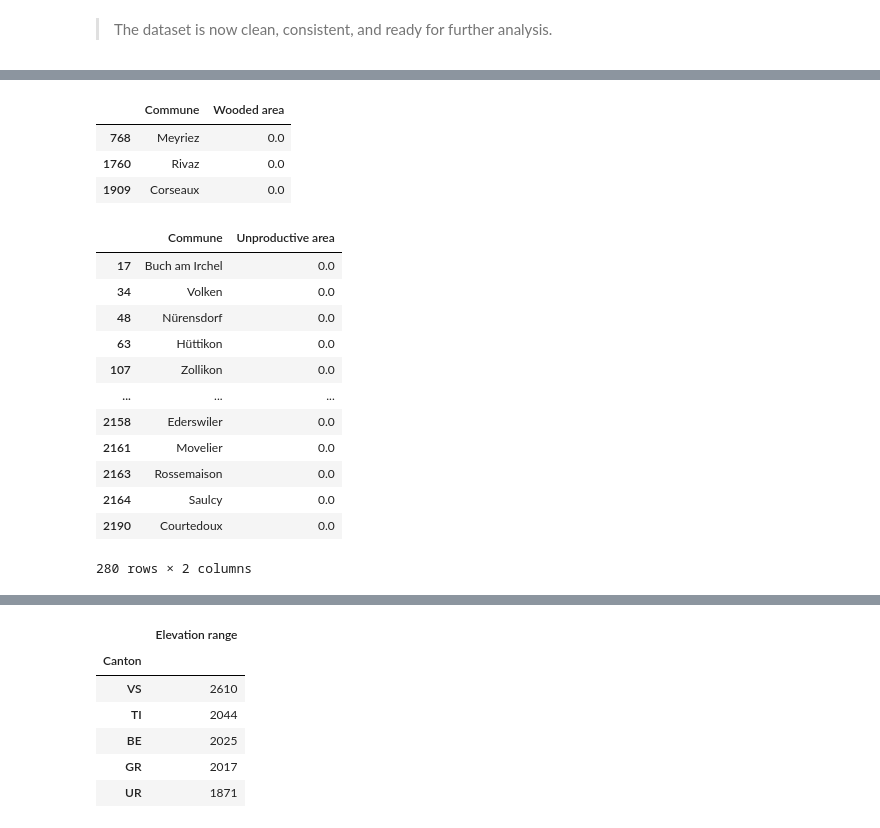
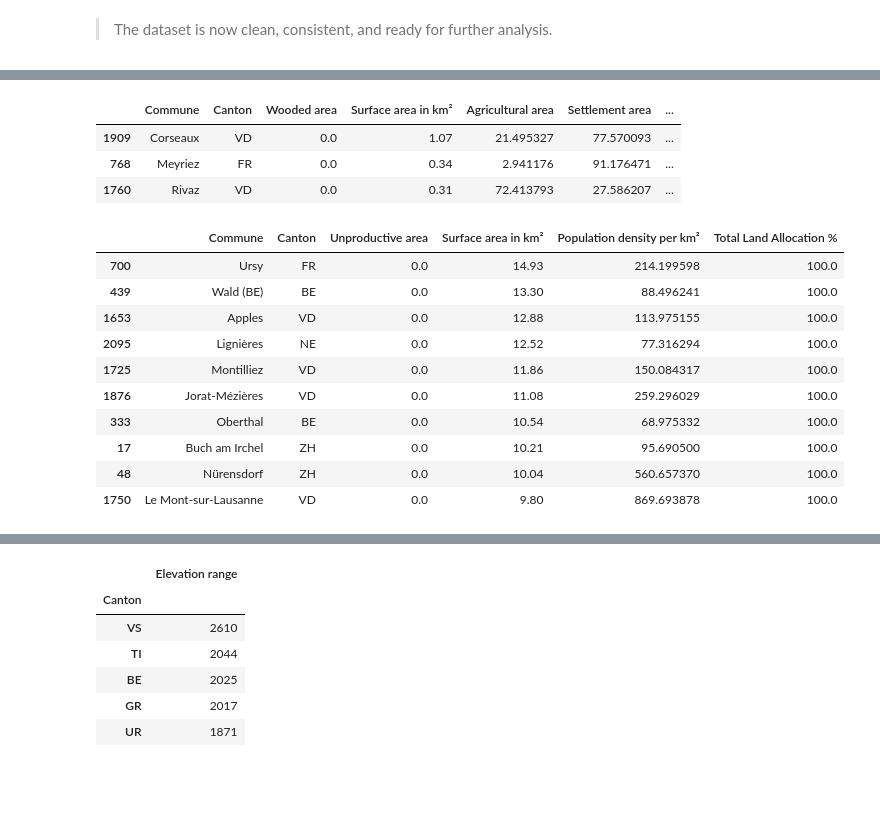
Before and after one commit to mamefatylo/EPFL_swiss_communes_project, a Jupyter notebook: communes_solution.ipynb, the cells around one changed output, grey strips where cells are left out. Drawn from its saved outputs; the diff is of its cells as text; code cells hidden in the pictures; blank space fills up the shorter version.

```diff
--- a/communes_solution.ipynb
+++ b/communes_solution.ipynb
@@ -252,24 +220,4 @@ Then we used the available commune names in the 11 rows to look up and fill in t
 # %%
-# Fill missing Canton values
-df['Canton'].fillna({
-    440: 'BE',   # Thurnen: Canton of Bern
-    704: 'FR',   # Villaz: Canton of Fribourg
-    757: 'FR',   # Prez: Canton of Fribourg
-}, inplace=True)
-
-# Fill missing Language values
-df['Language'].fillna({
-    155: 'de',
-    156: 'de',
-    157: 'de',
-    158: 'de',
-    440: 'de',
-    704: 'fr',
-    757: 'fr',
-    1133: 'de',
-    1165: 'de',
-    1626: 'it',
-    2079: 'fr',
-}, inplace=True)
-
-df.isna().sum().sum()
+# Simultaneous multi-column update
+for commune, updates in imputation_lookup.items():
+    df.loc[df['Commune'] == commune, list(updates.keys())] = list(updates.values())
@@ -374,24 +403,37 @@ df[df["Agricultural area"] == 0][["Commune", "Agricultural area"]]
 # %%
-df[df["Wooded area"] == 0][["Commune", "Wooded area"]]
+wooded_zeros = df[df['Wooded area'] == 0].copy()
+wooded_zeros['Total Land Allocation %'] = wooded_zeros[land_use_cols].sum(axis=1)
+
+wooded_zeros = wooded_zeros[[
+    'Commune', 'Canton', 'Wooded area', 'Surface area in km²', 'Agricultural area', 'Settlement area', 'Total Land Allocation %'
+]].sort_values(by='Surface area in km²', ascending=False)
+
+display(wooded_zeros)
 # %% [output]
-|  | Commune | Wooded area |
-| 768 | Meyriez | 0.0 |
-| 1760 | Rivaz | 0.0 |
-| 1909 | Corseaux | 0.0 |
+|  | Commune | Canton | Wooded area | Surface area in km² | Agricultural area | Settlement area | ... |
+| 1909 | Corseaux | VD | 0.0 | 1.07 | 21.495327 | 77.570093 | ... |
+| 768 | Meyriez | FR | 0.0 | 0.34 | 2.941176 | 91.176471 | ... |
+| 1760 | Rivaz | VD | 0.0 | 0.31 | 72.413793 | 27.586207 | ... |
 # %%
-df[df["Unproductive area"] == 0][["Commune", "Unproductive area"]]
+unproductive_zeros = df[df['Unproductive area'] == 0].copy()
+unproductive_zeros['Total Land Allocation %'] = unproductive_zeros[land_use_cols].sum(axis=1)
+
+unproductive_zeros = unproductive_zeros[[
+    'Commune', 'Canton', 'Unproductive area', 'Surface area in km²',
+    'Population density per km²', 'Total Land Allocation %'
+]].sort_values(by='Surface area in km²', ascending=False)
+
+display(unproductive_zeros.head(10))
 # %% [output]
-|  | Commune | Unproductive area |
-| 17 | Buch am Irchel | 0.0 |
-| 34 | Volken | 0.0 |
-| 48 | Nürensdorf | 0.0 |
-| 63 | Hüttikon | 0.0 |
-| 107 | Zollikon | 0.0 |
-| ... | ... | ... |
-| 2158 | Ederswiler | 0.0 |
-| 2161 | Movelier | 0.0 |
-| 2163 | Rossemaison | 0.0 |
-| 2164 | Saulcy | 0.0 |
-| 2190 | Courtedoux | 0.0 |
+|  | Commune | Canton | Unproductive area | Surface area in km² | Population density per km² | Total Land Allocation % |
+| 700 | Ursy | FR | 0.0 | 14.93 | 214.199598 | 100.0 |
+| 439 | Wald (BE) | BE | 0.0 | 13.30 | 88.496241 | 100.0 |
+| 1653 | Apples | VD | 0.0 | 12.88 | 113.975155 | 100.0 |
+| 2095 | Lignières | NE | 0.0 | 12.52 | 77.316294 | 100.0 |
+| 1725 | Montilliez | VD | 0.0 | 11.86 | 150.084317 | 100.0 |
+| 1876 | Jorat-Mézières | VD | 0.0 | 11.08 | 259.296029 | 100.0 |
+| 333 | Oberthal | BE | 0.0 | 10.54 | 68.975332 | 100.0 |
+| 17 | Buch am Irchel | ZH | 0.0 | 10.21 | 95.690500 | 100.0 |
+| 48 | Nürensdorf | ZH | 0.0 | 10.04 | 560.657370 | 100.0 |
+| 1750 | Le Mont-sur-Lausanne | VD | 0.0 | 9.80 | 869.693878 | 100.0 |
-280 rows × 2 columns
 # %% [markdown]
```
Also changed, not shown: parts of 98 cells of this notebook.
